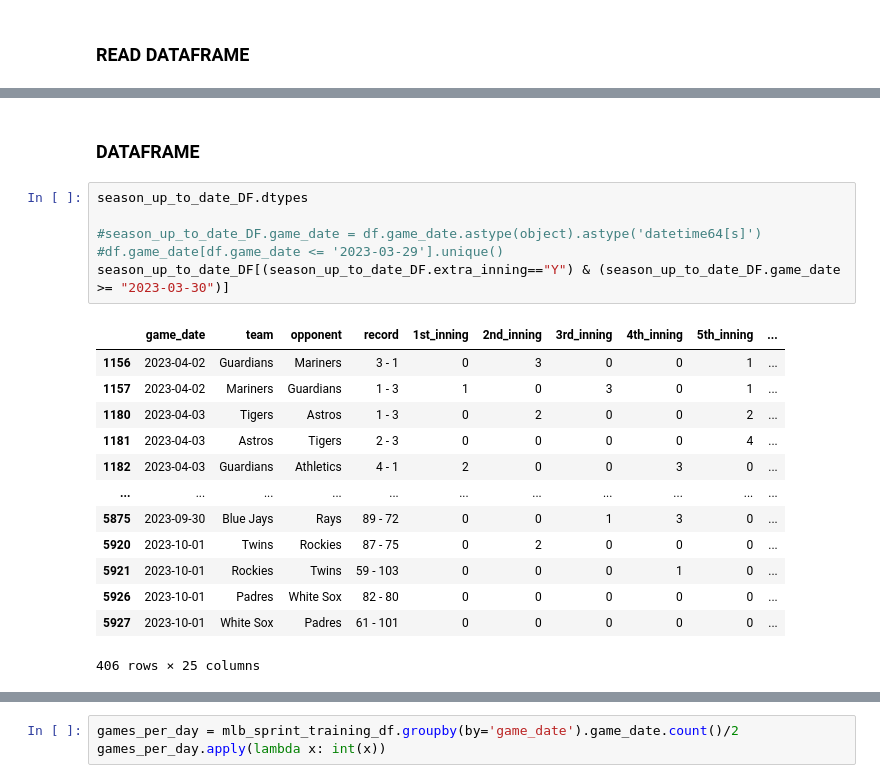
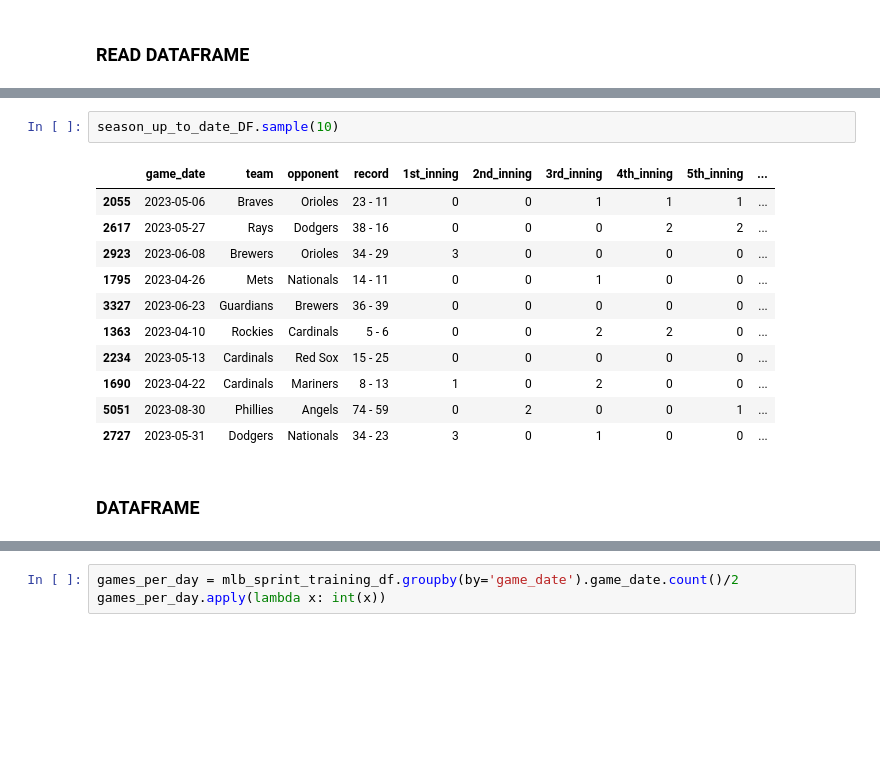
Before and after one commit to ed04rdo/MLB-webscraper, a Jupyter notebook: src/analysis.ipynb, the cells around one changed output, grey strips where cells are left out. Cells and saved outputs as stored; diff of their text form; blank space fills up the shorter version.

```diff
--- a/src/analysis.ipynb
+++ b/src/analysis.ipynb
@@ -58,25 +144,19 @@ Name: 137, dtype: object
+# %%
+season_up_to_date_DF.sample(10)
+# %% [output]
+|  | game_date | team | opponent | record | 1st_inning | 2nd_inning | 3rd_inning | 4th_inning | 5th_inning | ... |
+| 2055 | 2023-05-06 | Braves | Orioles | 23 - 11 | 0 | 0 | 1 | 1 | 1 | ... |
+| 2617 | 2023-05-27 | Rays | Dodgers | 38 - 16 | 0 | 0 | 0 | 2 | 2 | ... |
+| 2923 | 2023-06-08 | Brewers | Orioles | 34 - 29 | 3 | 0 | 0 | 0 | 0 | ... |
+| 1795 | 2023-04-26 | Mets | Nationals | 14 - 11 | 0 | 0 | 1 | 0 | 0 | ... |
+| 3327 | 2023-06-23 | Guardians | Brewers | 36 - 39 | 0 | 0 | 0 | 0 | 0 | ... |
+| 1363 | 2023-04-10 | Rockies | Cardinals | 5 - 6 | 0 | 0 | 2 | 2 | 0 | ... |
+| 2234 | 2023-05-13 | Cardinals | Red Sox | 15 - 25 | 0 | 0 | 0 | 0 | 0 | ... |
+| 1690 | 2023-04-22 | Cardinals | Mariners | 8 - 13 | 1 | 0 | 2 | 0 | 0 | ... |
+| 5051 | 2023-08-30 | Phillies | Angels | 74 - 59 | 0 | 2 | 0 | 0 | 1 | ... |
+| 2727 | 2023-05-31 | Dodgers | Nationals | 34 - 23 | 3 | 0 | 1 | 0 | 0 | ... |
 # %% [markdown]
 <h3>DATAFRAME</h3>
-# %%
-season_up_to_date_DF.dtypes
-
-#season_up_to_date_DF.game_date = df.game_date.astype(object).astype('datetime64[s]')
-#df.game_date[df.game_date <= '2023-03-29'].unique()
-season_up_to_date_DF[(season_up_to_date_DF.extra_inning=="Y") & (season_up_to_date_DF.game_date >= "2023-03-30")]
-# %% [output]
-|  | game_date | team | opponent | record | 1st_inning | 2nd_inning | 3rd_inning | 4th_inning | 5th_inning | ... |
-| 1156 | 2023-04-02 | Guardians | Mariners | 3 - 1 | 0 | 3 | 0 | 0 | 1 | ... |
-| 1157 | 2023-04-02 | Mariners | Guardians | 1 - 3 | 1 | 0 | 3 | 0 | 1 | ... |
-| 1180 | 2023-04-03 | Tigers | Astros | 1 - 3 | 0 | 2 | 0 | 0 | 2 | ... |
-| 1181 | 2023-04-03 | Astros | Tigers | 2 - 3 | 0 | 0 | 0 | 0 | 4 | ... |
-| 1182 | 2023-04-03 | Guardians | Athletics | 4 - 1 | 2 | 0 | 0 | 3 | 0 | ... |
-| ... | ... | ... | ... | ... | ... | ... | ... | ... | ... | ... |
-| 5875 | 2023-09-30 | Blue Jays | Rays | 89 - 72 | 0 | 0 | 1 | 3 | 0 | ... |
-| 5920 | 2023-10-01 | Twins | Rockies | 87 - 75 | 0 | 2 | 0 | 0 | 0 | ... |
-| 5921 | 2023-10-01 | Rockies | Twins | 59 - 103 | 0 | 0 | 0 | 1 | 0 | ... |
-| 5926 | 2023-10-01 | Padres | White Sox | 82 - 80 | 0 | 0 | 0 | 0 | 0 | ... |
-| 5927 | 2023-10-01 | White Sox | Padres | 61 - 101 | 0 | 0 | 0 | 0 | 0 | ... |
-406 rows × 25 columns
 # %%
 season_up_to_date_DF[["team","1st_inning","2nd_inning","3rd_inning","4th_inning","5th_inning","6th_inning","7th_inning","8th_inning","9th_inning"]].groupby("team").sum().sort_values("1st_inning",ascending=False)
 # %% [output]
```
Also changed, not shown: parts of 23 cells of this notebook, 2 other files.
